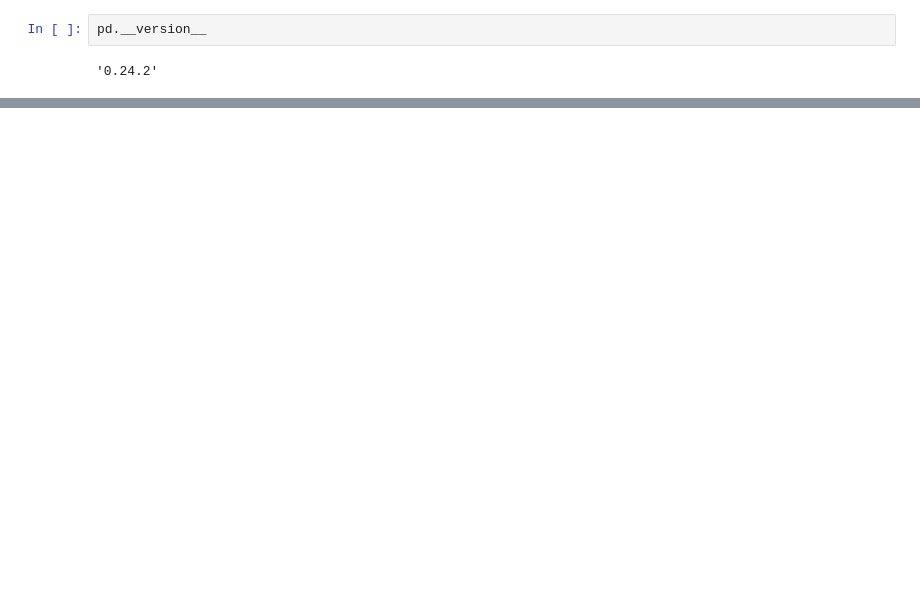
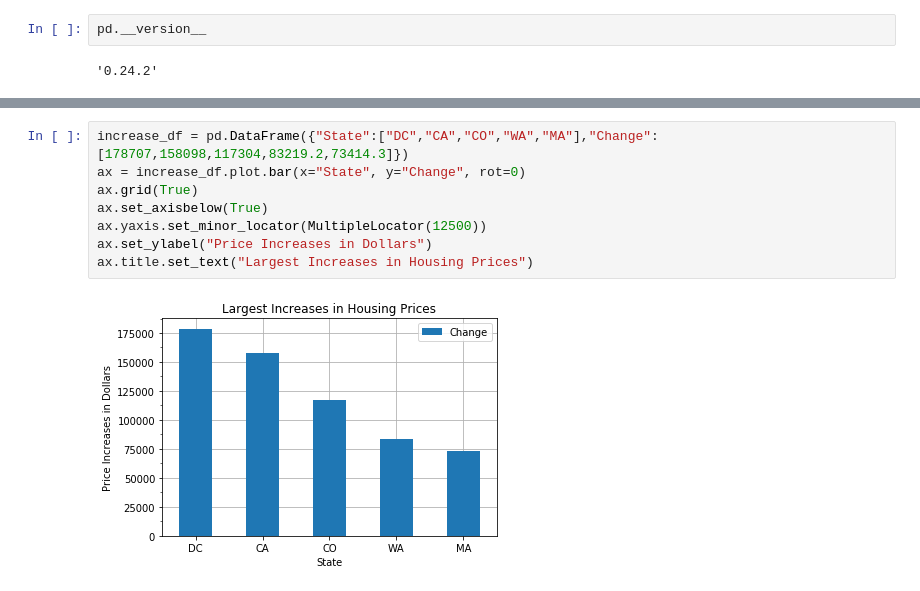
Before and after one commit to cmarchini19/US-Housing-Market-Analysis, a Jupyter notebook: main-data-Copy1.ipynb, the cells around one changed output, grey strips where cells are left out. Cells and saved outputs as stored; diff of their text form; blank space fills up the shorter version.

```diff
--- a/main-data-Copy1.ipynb
+++ b/main-data-Copy1.ipynb
@@ -253,0 +291,10 @@ pd.__version__
+# %%
+increase_df = pd.DataFrame({"State":["DC","CA","CO","WA","MA"],"Change":[178707,158098,117304,83219.2,73414.3]})
+ax = increase_df.plot.bar(x="State", y="Change", rot=0)
+ax.grid(True)
+ax.set_axisbelow(True)
+ax.yaxis.set_minor_locator(MultipleLocator(12500))
+ax.set_ylabel("Price Increases in Dollars")
+ax.title.set_text("Largest Increases in Housing Prices")
+# %% [output]
+[figure, added]
```
Also changed, not shown: parts of 10 cells of this notebook.
